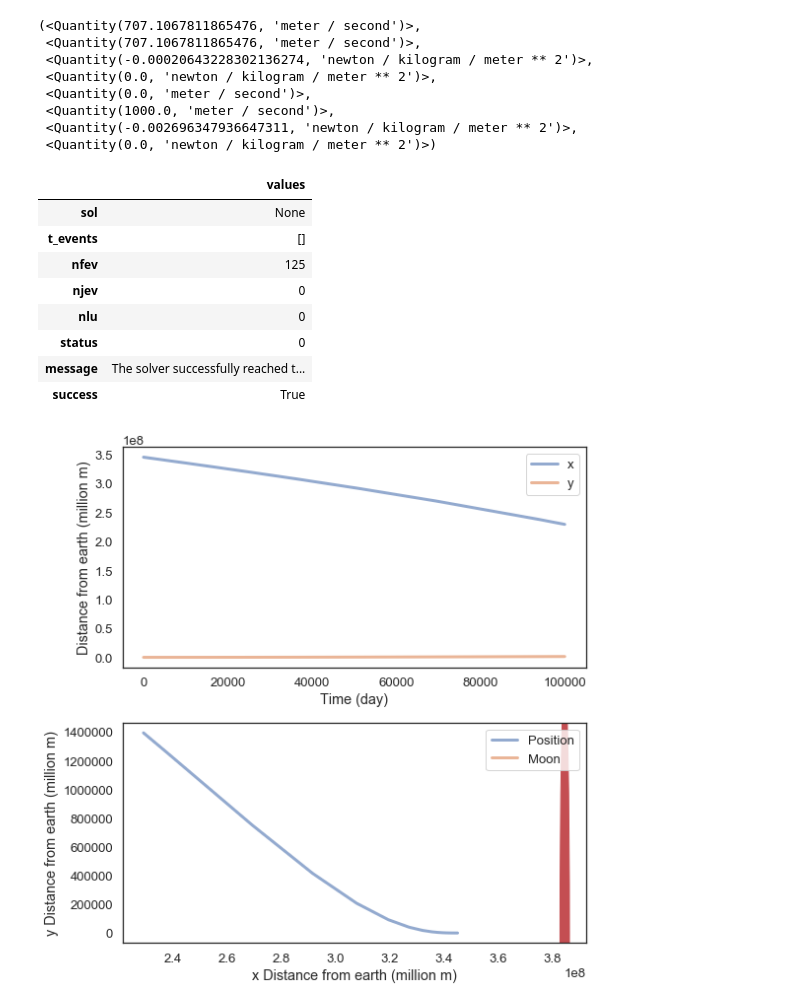
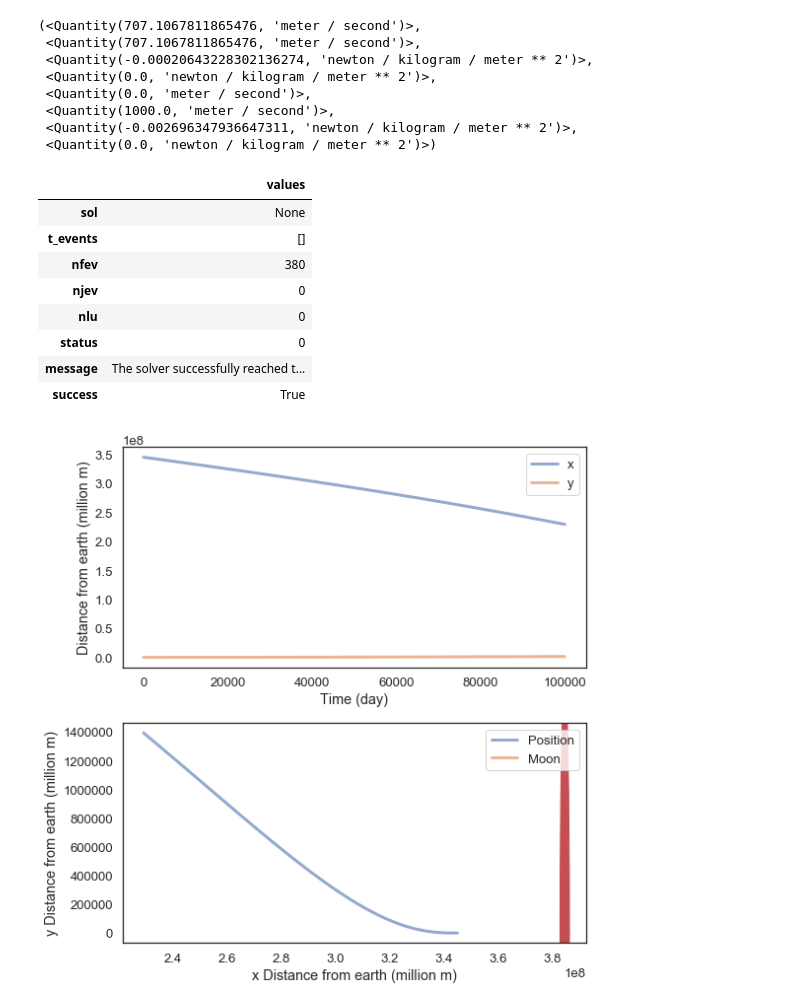
Before and after one commit to mpatil99/modsim-Project3, a Jupyter notebook: Moon Slingshot Project 3.ipynb, the cells around one changed output. Cells and saved outputs as stored; diff of their text form; code cells hidden in the pictures.

```diff
--- a/Moon Slingshot Project 3.ipynb
+++ b/Moon Slingshot Project 3.ipynb
@@ -164,13 +168,13 @@ slope_func(system.init, 0, system)
  <Quantity(0.0, 'newton / kilogram / meter ** 2')>)
 # %%
 system = make_system(Mass_Earth, Mass_Moon, Mass_Satellite, G, r_0, 1000,180,1e5)
-results, details = run_ode_solver(system, slope_func, method = "RK23")
+results, details = run_ode_solver(system, slope_func, max_step = 1000, method = "RK23")
 details
 # %% [output]
 |  | values |
 | sol | None |
 | t_events | [] |
-| nfev | 125 |
+| nfev | 380 |
 | njev | 0 |
 | nlu | 0 |
 | status | 0 |
```
Also changed, not shown: parts of 12 cells of this notebook.
